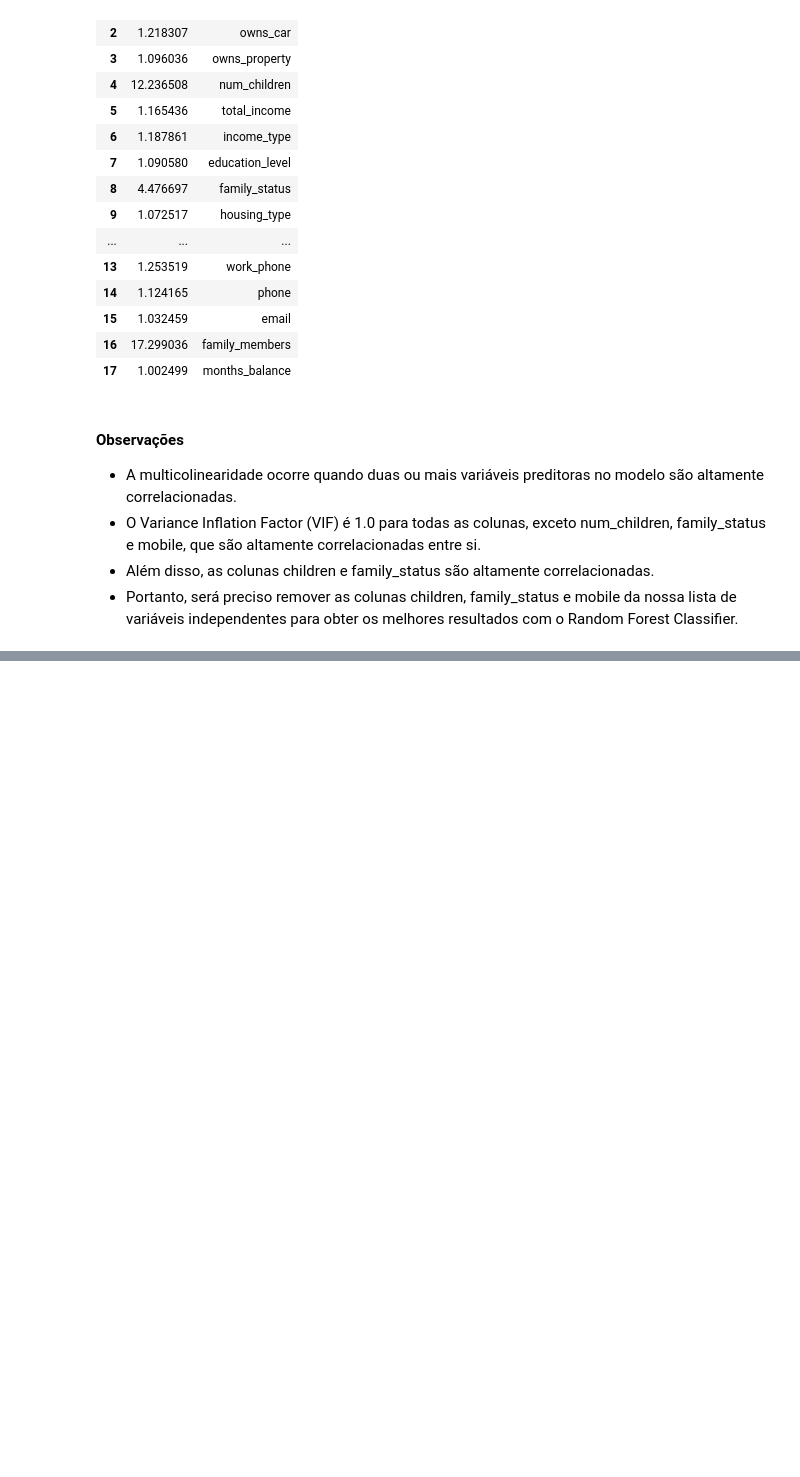
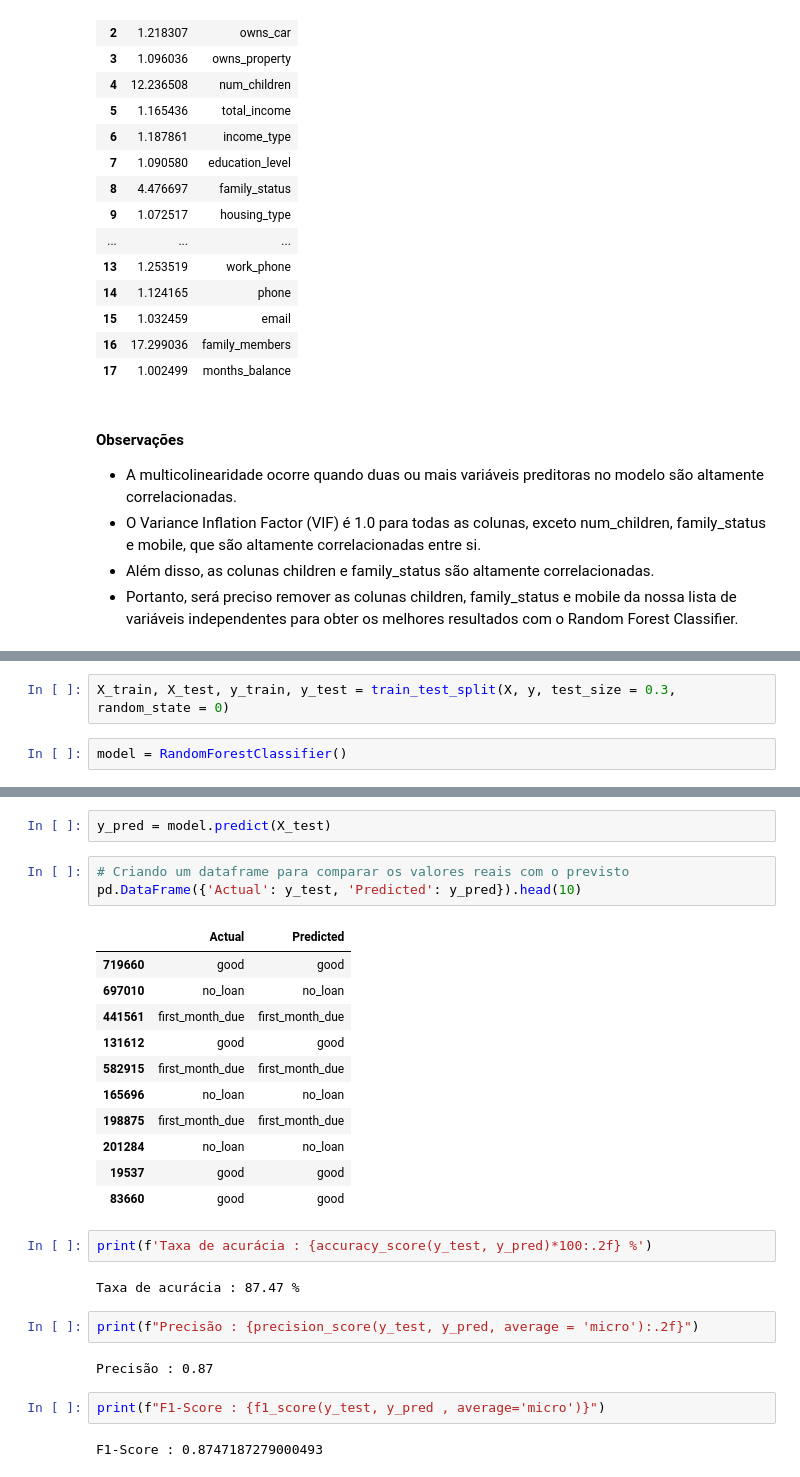
Before and after one commit to RodrigoD4v/credit-crad-risk-analysis, a Jupyter notebook: notebooks/credit_card_approval.ipynb, the cells around one changed output, grey strips where cells are left out. Drawn from its saved outputs; the diff is of its cells as text; blank space fills up the shorter version.

```diff
--- a/notebooks/credit_card_approval.ipynb
+++ b/notebooks/credit_card_approval.ipynb
@@ -1053,0 +1081,4 @@ factor
+# %%
+X_train, X_test, y_train, y_test = train_test_split(X, y, test_size = 0.3, random_state = 0)
+# %%
+model = RandomForestClassifier()
@@ -1053,0 +1089,29 @@ factor
+# %%
+y_pred = model.predict(X_test)
+# %%
+# Criando um dataframe para comparar os valores reais com o previsto
+pd.DataFrame({'Actual': y_test, 'Predicted': y_pred}).head(10)
+# %% [output]
+|  | Actual | Predicted |
+| 719660 | good | good |
+| 697010 | no_loan | no_loan |
+| 441561 | first_month_due | first_month_due |
+| 131612 | good | good |
+| 582915 | first_month_due | first_month_due |
+| 165696 | no_loan | no_loan |
+| 198875 | first_month_due | first_month_due |
+| 201284 | no_loan | no_loan |
+| 19537 | good | good |
+| 83660 | good | good |
+# %%
+print(f'Taxa de acurácia : {accuracy_score(y_test, y_pred)*100:.2f} %')
+# %% [output]
+Taxa de acurácia : 87.47 %
+# %%
+print(f"Precisão : {precision_score(y_test, y_pred, average = 'micro'):.2f}")
+# %% [output]
+Precisão : 0.87
+# %%
+print(f"F1-Score : {f1_score(y_test, y_pred , average='micro')}")
+# %% [output]
+F1-Score : 0.8747187279000493
```
Also changed, not shown: parts of 9 cells of this notebook.
